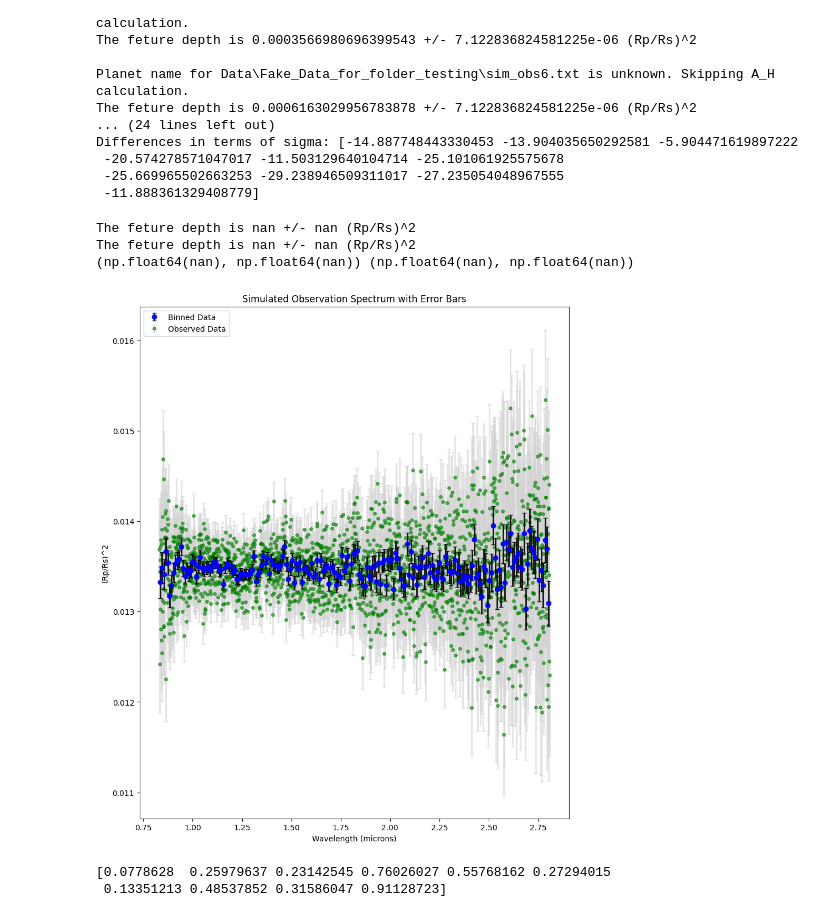
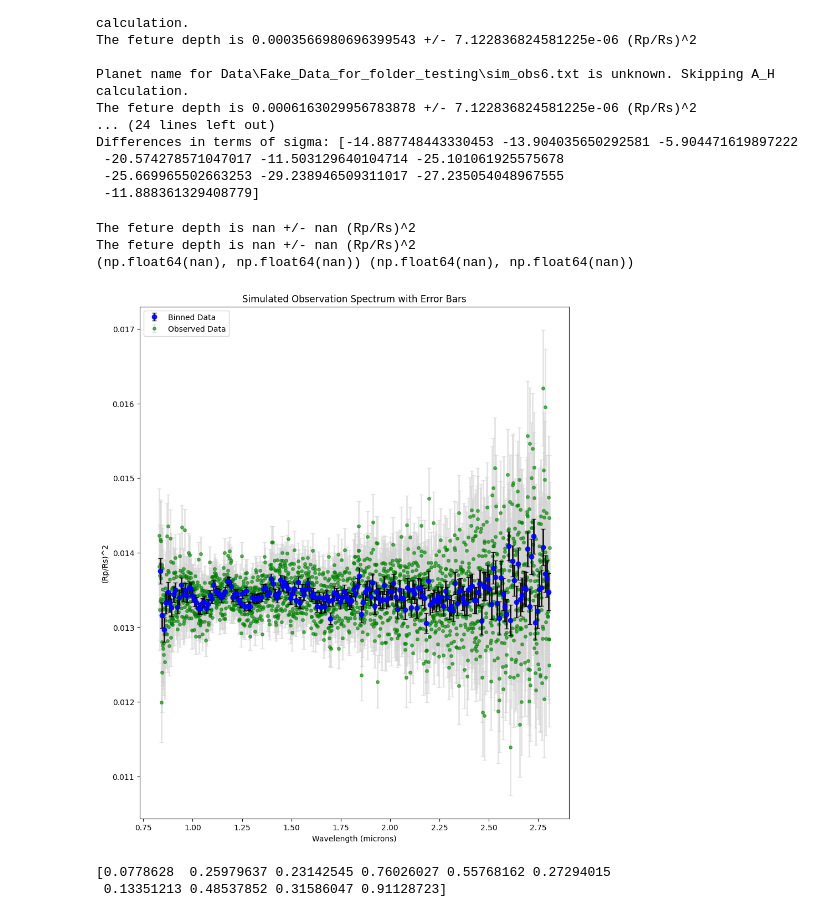
Before and after one commit to JackDavidMaher/Group-Studies---Exoplanets, a Jupyter notebook: Code/peak_finder.ipynb, the cells around one changed output. Cells and saved outputs as stored; diff of their text form; code cells hidden in the pictures.

```diff
--- a/Code/peak_finder.ipynb
+++ b/Code/peak_finder.ipynb
@@ -321,37 +323,37 @@ Differences in terms of sigma: [-14.887748443330453 -13.904035650292581 -5.90447
 def One_File():
     """This is the main function that will execute when the script is run.
     Can change to be whatever you want to run."""
-    data=  np.loadtxt('Data/sim_obs (2).txt') # load the data
+    data=  np.loadtxt('Data/sim_obs (1).txt') # load the data
     mask = data[:, 3] <= 0.001 # take out the bit where the error bars go crazy
     Proper_datset = data[mask] #data after applying the mask
 
     Wavelengths= Proper_datset[:,0] # in microns
     Spectrum= Proper_datset[:,2] # data with the noise (Rp/Rs)^2
     error_bars= Proper_datset[:,3] # error bars
     binned_data= PeakFinder().Binning(Proper_datset)
     peak_unbinned = PeakFinder().find_peaks(data)
     peak_binned = PeakFinder().find_peaks(binned_data)
     print(peak_unbinned, peak_binned)
 
 
     plt.figure(figsize=(10,12))
     #plt.scatter(Wavelengths, Spectrum)
     plt.errorbar(binned_data[:,0], binned_data[:,2], yerr=binned_data[:,3], fmt='o', label='Binned Data', zorder= 2, alpha=0.9, color='blue', ecolor='k', elinewidth=2, capsize=3, markersize=6)
     plt.errorbar(Wavelengths, Spectrum, yerr=error_bars, fmt='o', label='Observed Data', zorder= 1, alpha=0.6, color='green', ecolor='lightgray', elinewidth=2, capsize=3, markersize=4)
     #plt.ylim(min(data[:,1]), max(data[:,1]))
     plt.xlabel('Wavelength (microns)')
     plt.ylabel('(Rp/Rs)^2')
     plt.title('Simulated Observation Spectrum with Error Bars')
     plt.legend()
     plt.show()
 
 if __name__ == "__main__":
     One_File()
 # %% [output]
 The feture depth is nan +/- nan (Rp/Rs)^2
 The feture depth is nan +/- nan (Rp/Rs)^2
 (np.float64(nan), np.float64(nan)) (np.float64(nan), np.float64(nan))
-[figure, old version]
+[figure, new version]
 # %%
 import numpy as np
 import astropy.units as u
```
Also changed, not shown: parts of 1 cell of this notebook.
